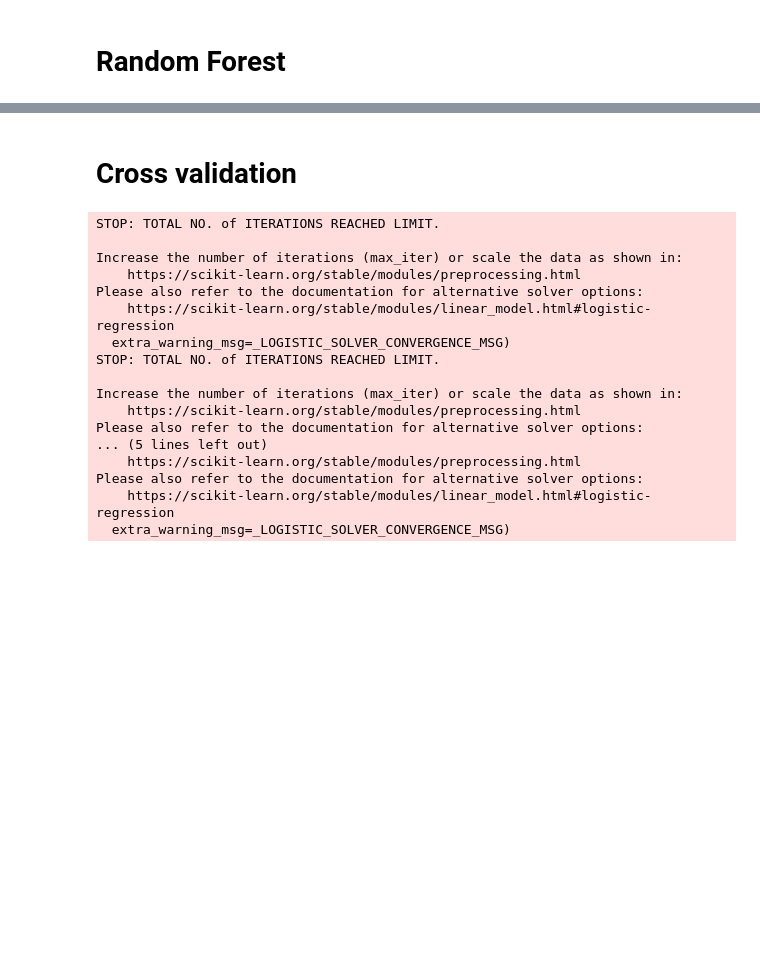
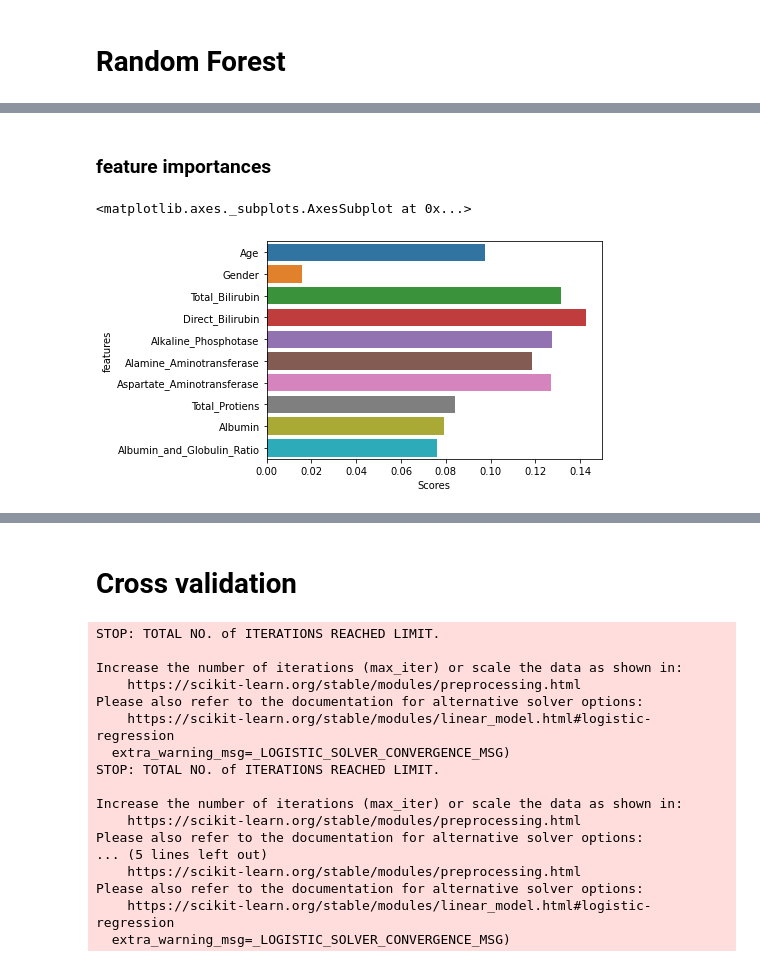
Before and after one commit to Adhishreya/Liver-Disease-Prediction, a Jupyter notebook: Final_Liver_disease_predictions.ipynb, the cells around one changed output, grey strips where cells are left out. Drawn from its saved outputs; the diff is of its cells as text; code cells hidden in the pictures; blank space fills up the shorter version.

```diff
--- a/Final_Liver_disease_predictions.ipynb
+++ b/Final_Liver_disease_predictions.ipynb
@@ -381,3 +404,12 @@ array([0.10117569, 0.01427927, 0.11975117, 0.14222733, 0.13192051,
+# %%
+ft_set=pd.DataFrame({'Scores':rf.feature_importances_,"features":data.columns[:-1]})
+# %% [markdown]
+### feature importances
+# %%
+sns.barplot(x="Scores",y="features",data=ft_set)
+# %% [output]
+<matplotlib.axes._subplots.AxesSubplot at 0x...>
+[figure, added]
 # %%
 sns.heatmap(confusion_matrix(Y_test,Y_pred,normalize='true'),annot=True)
 plt.title('RandomForest')
```
Also changed, not shown: parts of 30 cells of this notebook.
